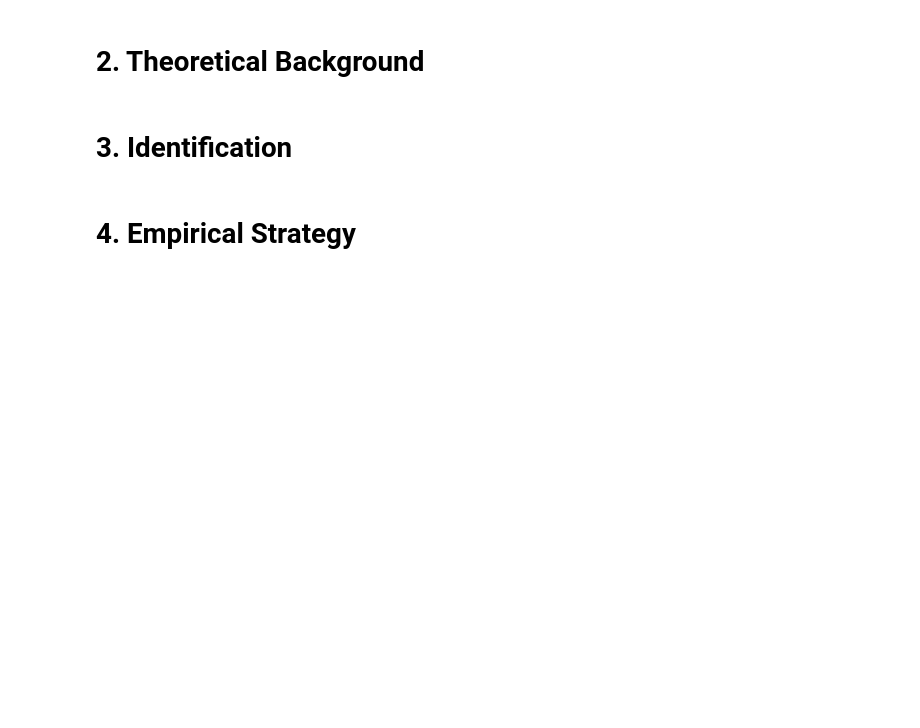
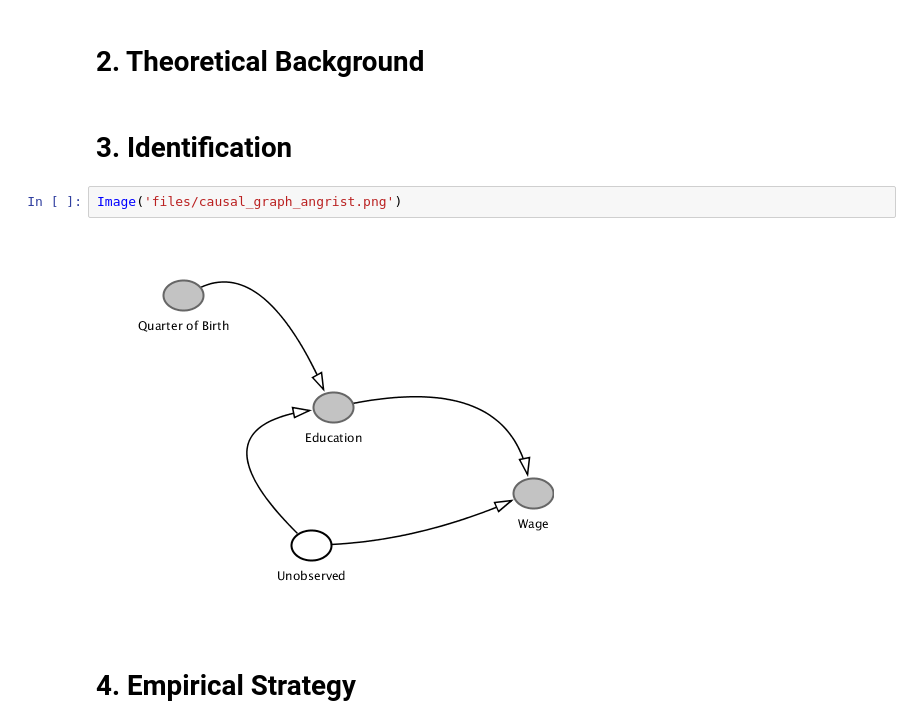
Before and after one commit to peisenha/microeconometrics-course-project-felix0496, a Jupyter notebook: Replication.ipynb, the cells around one changed output. Drawn from its saved outputs; the diff is of its cells as text; blank space fills up the shorter version.

```diff
--- a/Replication.ipynb
+++ b/Replication.ipynb
@@ -31,6 +34,10 @@ matplotlib.rcParams['figure.figsize'] = [10, 5]
 # 2. Theoretical Background
 # %% [markdown]
 # 3. Identification
+# %%
+Image('files/causal_graph_angrist.png')
+# %% [output]
+[figure, added]
 # %% [markdown]
 # 4. Empirical Strategy
 # %% [markdown]
```
Also changed, not shown: parts of 44 cells of this notebook, 9 other files.
